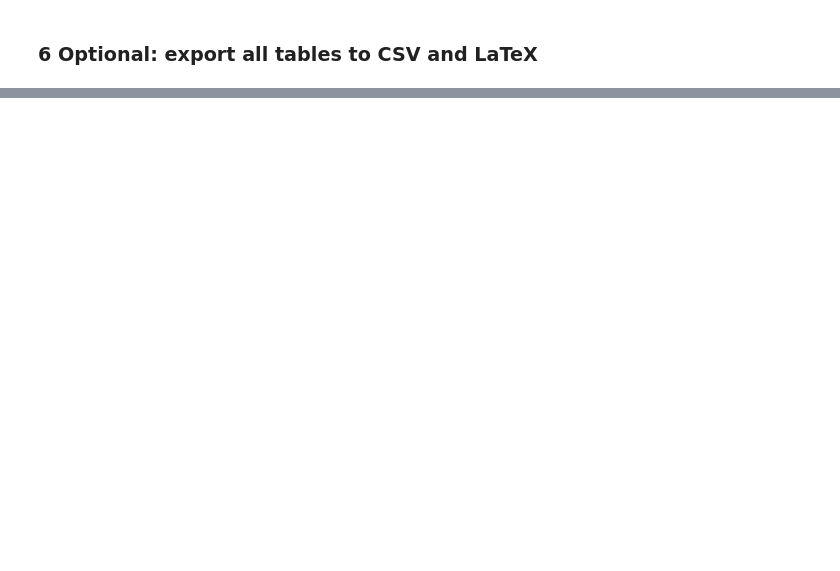
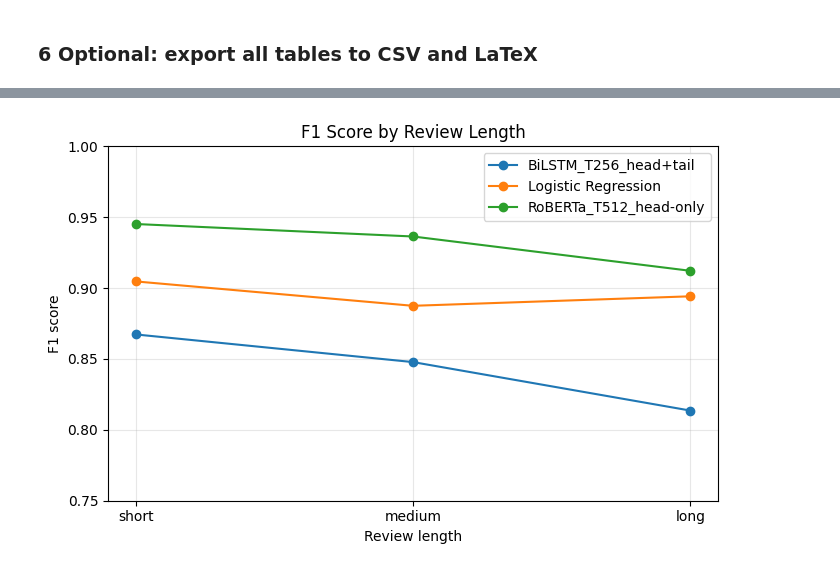
Before and after one commit to Ratpitalism/DS6050-imdb_sentiment, a Jupyter notebook: _report_tables_generator.ipynb, the cells around one changed output, grey strips where cells are left out. Drawn from its saved outputs; the diff is of its cells as text; code cells hidden in the pictures; blank space fills up the shorter version.

```diff
--- a/_report_tables_generator.ipynb
+++ b/_report_tables_generator.ipynb
@@ -273,0 +358,45 @@ Saved C:\Users\psadi\OneDrive\Desktop\MSDS\DS 6050\DS6050-imdb_sentiment\project
+# %%
+fig_dir = Path("project_outputs/report_figures")
+fig_dir.mkdir(parents=True, exist_ok=True)
+
+plot_df = f1_by_length_table.melt(
+    id_vars="Model",
+    value_vars=["Short F1", "Medium F1", "Long F1"],
+    var_name="Review Length",
+    value_name="F1"
+)
+
+plot_df["Review Length"] = (
+    plot_df["Review Length"]
+    .str.replace(" F1", "", regex=False)
+    .str.lower()
+)
+
+order = {"short": 0, "medium": 1, "long": 2}
+plot_df["order"] = plot_df["Review Length"].map(order)
+plot_df = plot_df.sort_values(["Model", "order"])
+
+plt.figure(figsize=(7, 4.5))
+
+for model, group in plot_df.groupby("Model"):
+    plt.plot(
+        group["Review Length"],
+        group["F1"],
+        marker="o",
+        label=model
+    )
+
+plt.xlabel("Review length")
+plt.ylabel("F1 score")
+plt.title("F1 Score by Review Length")
+plt.ylim(0.75, 1.0)
+plt.grid(True, alpha=0.3)
+plt.legend()
+plt.tight_layout()
+
+plt.savefig(fig_dir / "f1_by_review_length.png", dpi=300, bbox_inches="tight")
+plt.savefig(fig_dir / "f1_by_review_length.pdf", bbox_inches="tight")
+
+plt.show()
+# %% [output]
+[figure, added]
```
Also changed, not shown: parts of 16 cells of this notebook, 51 other files.
